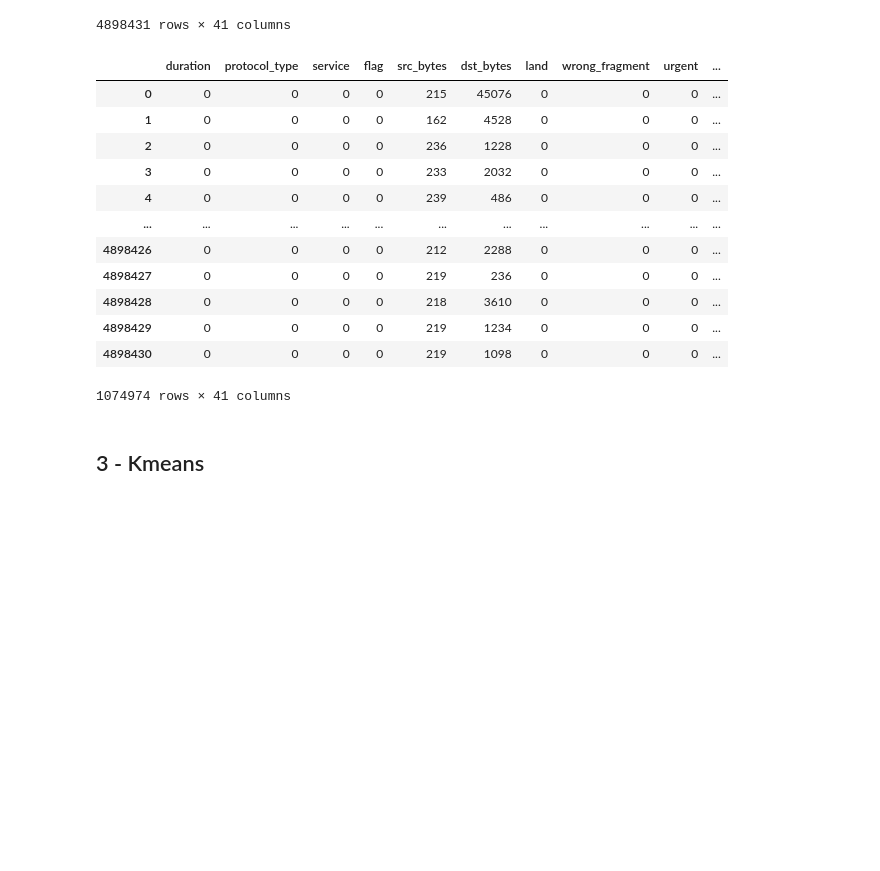
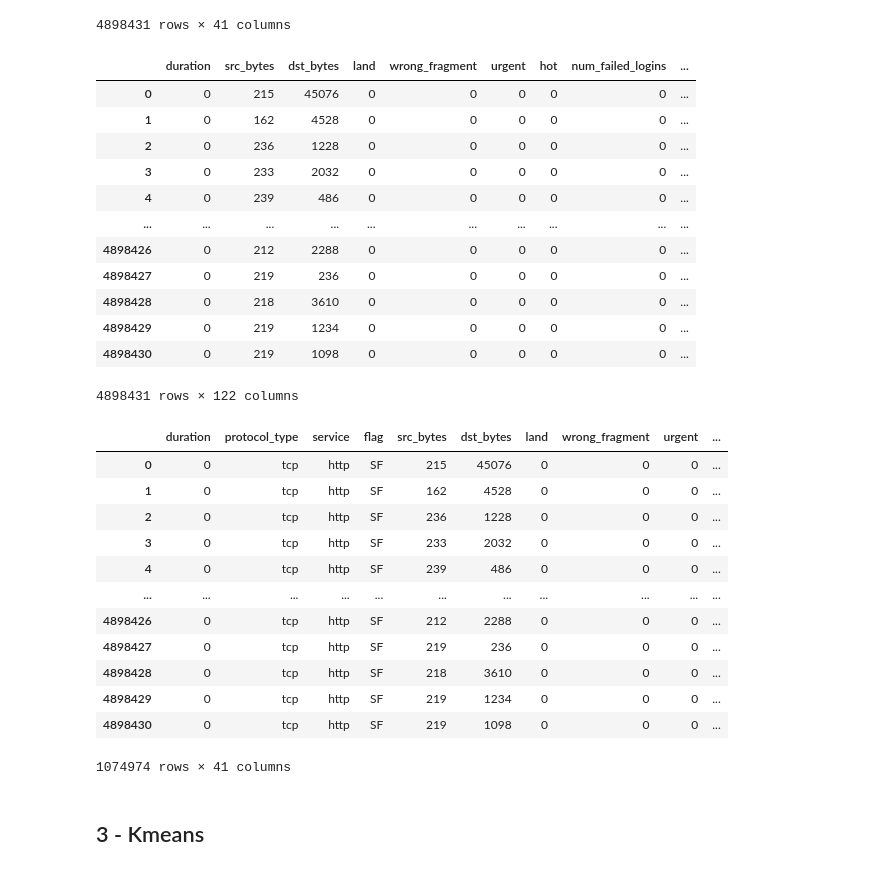
Before and after one commit to Basel-byte/Network-Anomaly-Detection, a Jupyter notebook: Pr_Assignment_2.ipynb, the cells around one changed output. Saved outputs shown, nothing was run; the diff lists cells and outputs as text; code cells hidden in the pictures; blank space fills up the shorter version.

```diff
--- a/Pr_Assignment_2.ipynb
+++ b/Pr_Assignment_2.ipynb
@@ -45,7 +50,7 @@ import re
 #### Read columns name
 # %%
 
-DATASET_COLUMNS_FILE = "/content/kddcup1999_columns.txt"
+DATASET_COLUMNS_FILE = "/content/drive/MyDrive/kddcup1999_columns.txt"
 column_types =[]
 
 with open(DATASET_COLUMNS_FILE, 'r') as file:
@@ -58,7 +63,7 @@ for column_type in column_labels.splitlines()[:]:
 # %% [markdown]
 #### set column name
 # %%
-data = pd.read_csv("/content/kddcup_data.csv", header=None)
+data = pd.read_csv("/content/drive/MyDrive/kddcup.data", header=None)
 data.columns = column_types
 # %% [markdown]
 #### Remove class name to cluseter it
@@ -114,21 +119,37 @@ convert_string_to_numeric(data_without_lables)
 | 4898429 | 0 | 0 | 0 | 0 | 219 | 1234 | 0 | 0 | 0 | ... |
 | 4898430 | 0 | 0 | 0 | 0 | 219 | 1098 | 0 | 0 | 0 | ... |
 4898431 rows × 41 columns
+# %%
+convert_string_to_binary_numeric(data_without_lables)
+# %% [output]
+|  | duration | src_bytes | dst_bytes | land | wrong_fragment | urgent | hot | num_failed_logins | ... |
+| 0 | 0 | 215 | 45076 | 0 | 0 | 0 | 0 | 0 | ... |
+| 1 | 0 | 162 | 4528 | 0 | 0 | 0 | 0 | 0 | ... |
+| 2 | 0 | 236 | 1228 | 0 | 0 | 0 | 0 | 0 | ... |
+| 3 | 0 | 233 | 2032 | 0 | 0 | 0 | 0 | 0 | ... |
+| 4 | 0 | 239 | 486 | 0 | 0 | 0 | 0 | 0 | ... |
+| ... | ... | ... | ... | ... | ... | ... | ... | ... | ... |
+| 4898426 | 0 | 212 | 2288 | 0 | 0 | 0 | 0 | 0 | ... |
+| 4898427 | 0 | 219 | 236 | 0 | 0 | 0 | 0 | 0 | ... |
+| 4898428 | 0 | 218 | 3610 | 0 | 0 | 0 | 0 | 0 | ... |
+| 4898429 | 0 | 219 | 1234 | 0 | 0 | 0 | 0 | 0 | ... |
+| 4898430 | 0 | 219 | 1098 | 0 | 0 | 0 | 0 | 0 | ... |
+4898431 rows × 122 columns
 # %%
 data_without_lables.drop_duplicates()
 # %% [output]
 |  | duration | protocol_type | service | flag | src_bytes | dst_bytes | land | wrong_fragment | urgent | ... |
-| 0 | 0 | 0 | 0 | 0 | 215 | 45076 | 0 | 0 | 0 | ... |
-| 1 | 0 | 0 | 0 | 0 | 162 | 4528 | 0 | 0 | 0 | ... |
-| 2 | 0 | 0 | 0 | 0 | 236 | 1228 | 0 | 0 | 0 | ... |
-| 3 | 0 | 0 | 0 | 0 | 233 | 2032 | 0 | 0 | 0 | ... |
-| 4 | 0 | 0 | 0 | 0 | 239 | 486 | 0 | 0 | 0 | ... |
+| 0 | 0 | tcp | http | SF | 215 | 45076 | 0 | 0 | 0 | ... |
+| 1 | 0 | tcp | http | SF | 162 | 4528 | 0 | 0 | 0 | ... |
+| 2 | 0 | tcp | http | SF | 236 | 1228 | 0 | 0 | 0 | ... |
+| 3 | 0 | tcp | http | SF | 233 | 2032 | 0 | 0 | 0 | ... |
+| 4 | 0 | tcp | http | SF | 239 | 486 | 0 | 0 | 0 | ... |
 | ... | ... | ... | ... | ... | ... | ... | ... | ... | ... | ... |
-| 4898426 | 0 | 0 | 0 | 0 | 212 | 2288 | 0 | 0 | 0 | ... |
-| 4898427 | 0 | 0 | 0 | 0 | 219 | 236 | 0 | 0 | 0 | ... |
-| 4898428 | 0 | 0 | 0 | 0 | 218 | 3610 | 0 | 0 | 0 | ... |
-| 4898429 | 0 | 0 | 0 | 0 | 219 | 1234 | 0 | 0 | 0 | ... |
-| 4898430 | 0 | 0 | 0 | 0 | 219 | 1098 | 0 | 0 | 0 | ... |
+| 4898426 | 0 | tcp | http | SF | 212 | 2288 | 0 | 0 | 0 | ... |
+| 4898427 | 0 | tcp | http | SF | 219 | 236 | 0 | 0 | 0 | ... |
+| 4898428 | 0 | tcp | http | SF | 218 | 3610 | 0 | 0 | 0 | ... |
+| 4898429 | 0 | tcp | http | SF | 219 | 1234 | 0 | 0 | 0 | ... |
+| 4898430 | 0 | tcp | http | SF | 219 | 1098 | 0 | 0 | 0 | ... |
 1074974 rows × 41 columns
 # %% [markdown]
 <a name="3"></a>
```
Also changed, not shown: parts of 4 cells of this notebook.
